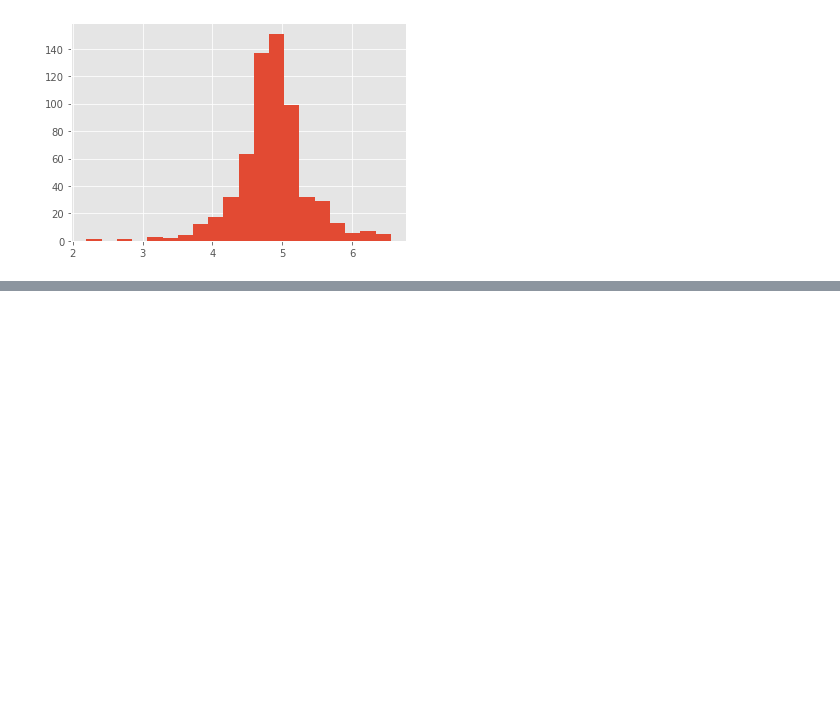
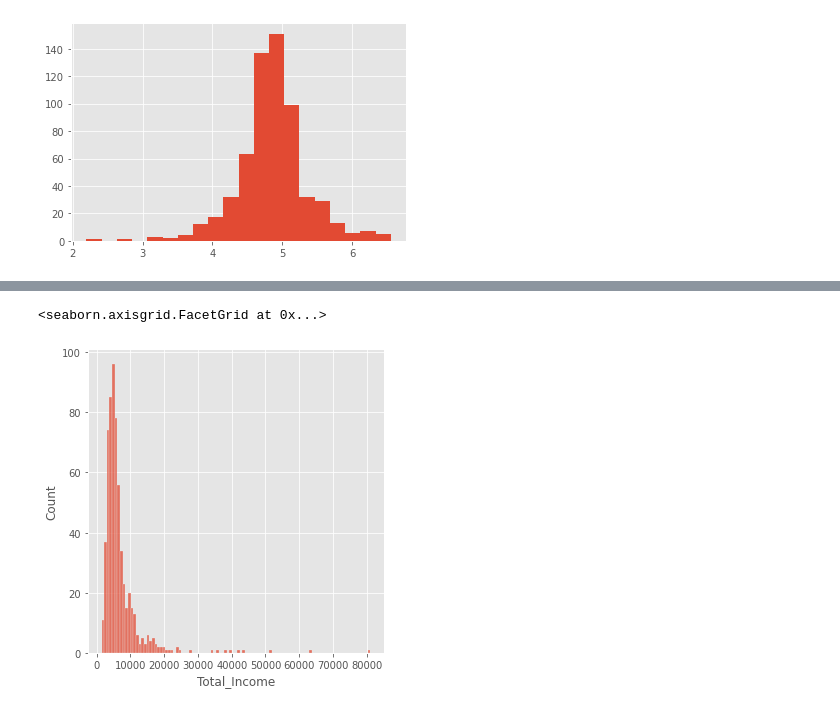
Before and after one commit to ew3g/loan-prediction, a Jupyter notebook: notebook.ipynb, the cells around one changed output, grey strips where cells are left out. Cells and saved outputs as stored; diff of their text form; code cells hidden in the pictures; blank space fills up the shorter version.

```diff
--- a/notebook.ipynb
+++ b/notebook.ipynb
@@ -411,0 +484,15 @@ x_train, x_cv, y_train, y_cv = train_test_split(X, y, test_size=0.3)
+# %%
+#Feature engineering
+#Creating three new features: Total Income, EMI and Balance Income
+#Total Income: ApplicantIncome + CoapplicantIncome
+#EMI: Monthly amount the loan the request will repay. If EMI is high, the chance to repay the loan is lower
+#Balance Income: The amount of Total Income left after the EMI is paid. If balance income is high, the chance to repay the loan is high
+loan_data_train['Total_Income'] = loan_data_train['ApplicantIncome'] + loan_data_train['CoapplicantIncome']
+loan_data_test['Total_Income'] = loan_data_test['ApplicantIncome'] + loan_data_test['CoapplicantIncome']
+# %%
+#Total income distribution
+sns.displot(loan_data_train['Total_Income'])
+#Distribution is on the left, it must be normalized to the middle
+# %% [output]
+<seaborn.axisgrid.FacetGrid at 0x...>
+[figure, added]
```
Also changed, not shown: parts of 10 cells of this notebook.
